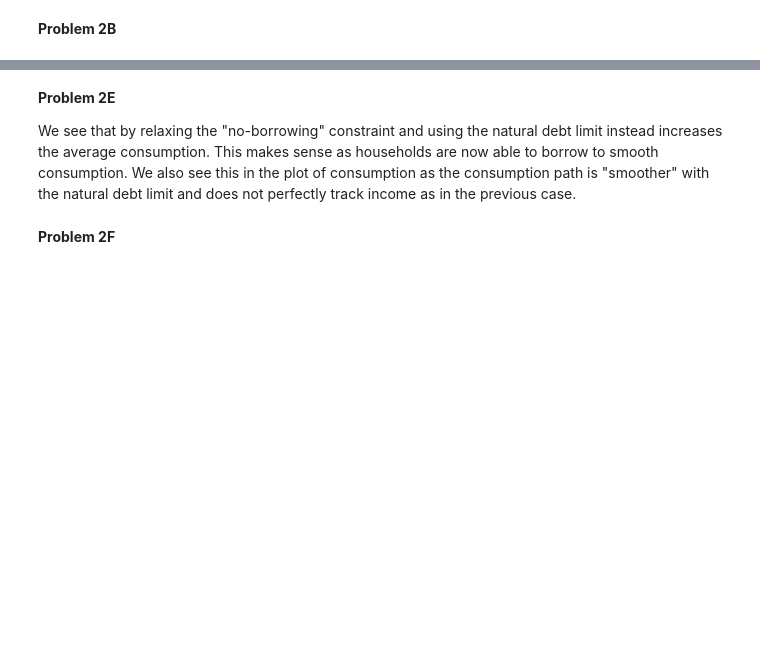
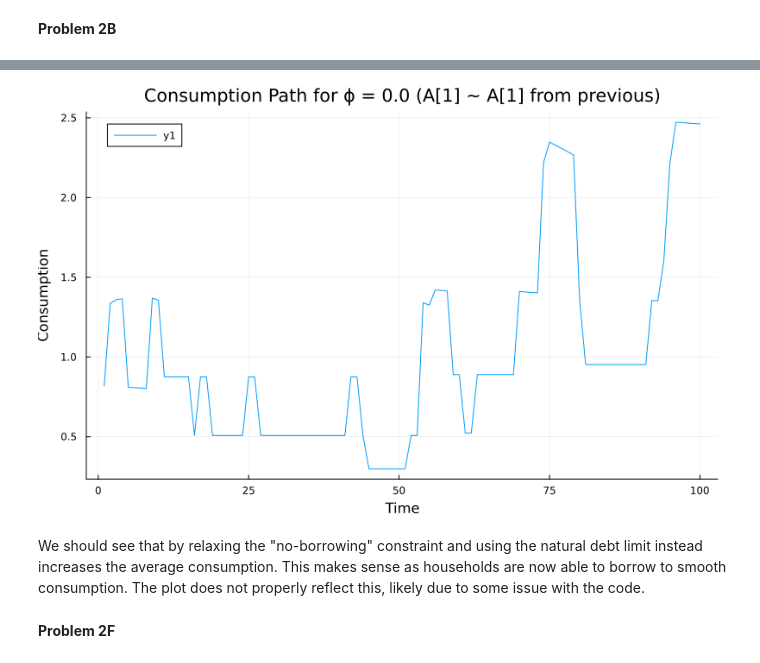
Before and after one commit to Hillard28/QuantEcon-But-Worse-ECON-1026, a Jupyter notebook: pset3/pset3.ipynb, the cells around one changed output, grey strips where cells are left out. Saved outputs shown, nothing was run; the diff lists cells and outputs as text; code cells hidden in the pictures; blank space fills up the shorter version.

```diff
--- a/pset3/pset3.ipynb
+++ b/pset3/pset3.ipynb
@@ -1020,6 +1152,47 @@ We see that with larger innovations in the variance of income, the savings rate
+# %%
+ϕ = 0.0
+
+A_dpolicy, Ay1_dpolicy = pfi_discretization(
+    states,
+    P,
+    M,
+    a_M,
+    0.0,
+    ν,
+    R,
+    β,
+    γ;
+    max_iterations=1000,
+    print_output=false
+)
+for i = 1:M-1
+    if A_dpolicy[i] < Ad[1] && A_dpolicy[i+1] > Ad[1]
+        Ad[1] = A_dpolicy[i+1]
+        break
+    end
+end
+Ad1 = Array{Union{Float64, Missing}}(undef, periods)
+Ad1[1] = Ay1_dpolicy[findfirst(asset -> asset == Ad[1], A_dpolicy), findfirst(state -> state == Y[1], states)]
+for t = 2:periods
+    Ad[t] = Ad1[t - 1]
+    j = findfirst(state -> state == Y[t], states)
+    i = findfirst(asset -> asset == Ad[t], A_dpolicy)
+    Ad1[t] = Ay1_dpolicy[i, j]
+end
+
+Cd = Array{Union{Float64, Missing}}(undef, periods)
+for t = 1:periods
+    Cd[t] = Y[t] + R*Ad[t] - Ad1[t]
+end
+
+plot_main = plt.plot(size=(800, 500))  # Adjust the size of the plot
+plt.plot!(plot_main, Cd)
+plt.xlabel!(plot_main, "Time")
+plt.ylabel!(plot_main, "Consumption")
+plt.title!(plot_main, "Consumption Path for ϕ = $ϕ (A[1] ~ A[1] from previous)")
+# %% [output]
+[figure, added]
 # %% [markdown]
-**Problem 2E**
-
-We see that by relaxing the "no-borrowing" constraint and using the natural debt limit instead increases the average consumption. This makes sense as households are now able to borrow to smooth consumption. We also see this in the plot of consumption as the consumption path is "smoother" with the natural debt limit and does not perfectly track income as in the previous case.
+We should see that by relaxing the "no-borrowing" constraint and using the natural debt limit instead increases the average consumption. This makes sense as households are now able to borrow to smooth consumption. The plot does not properly reflect this, likely due to some issue with the code.
 # %% [markdown]
 **Problem 2F**
```
Also changed, not shown: parts of 24 cells of this notebook, 2 other files.
